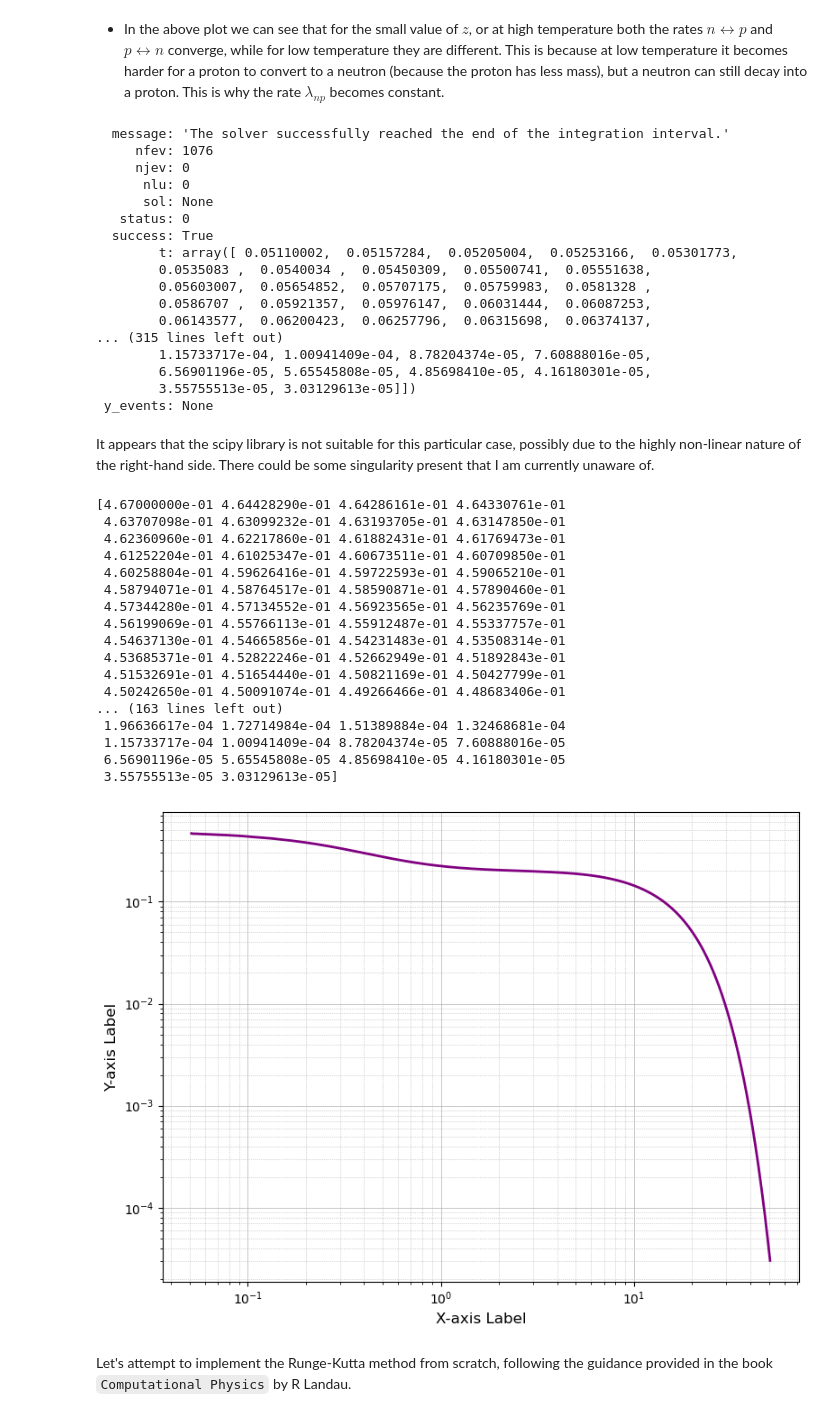
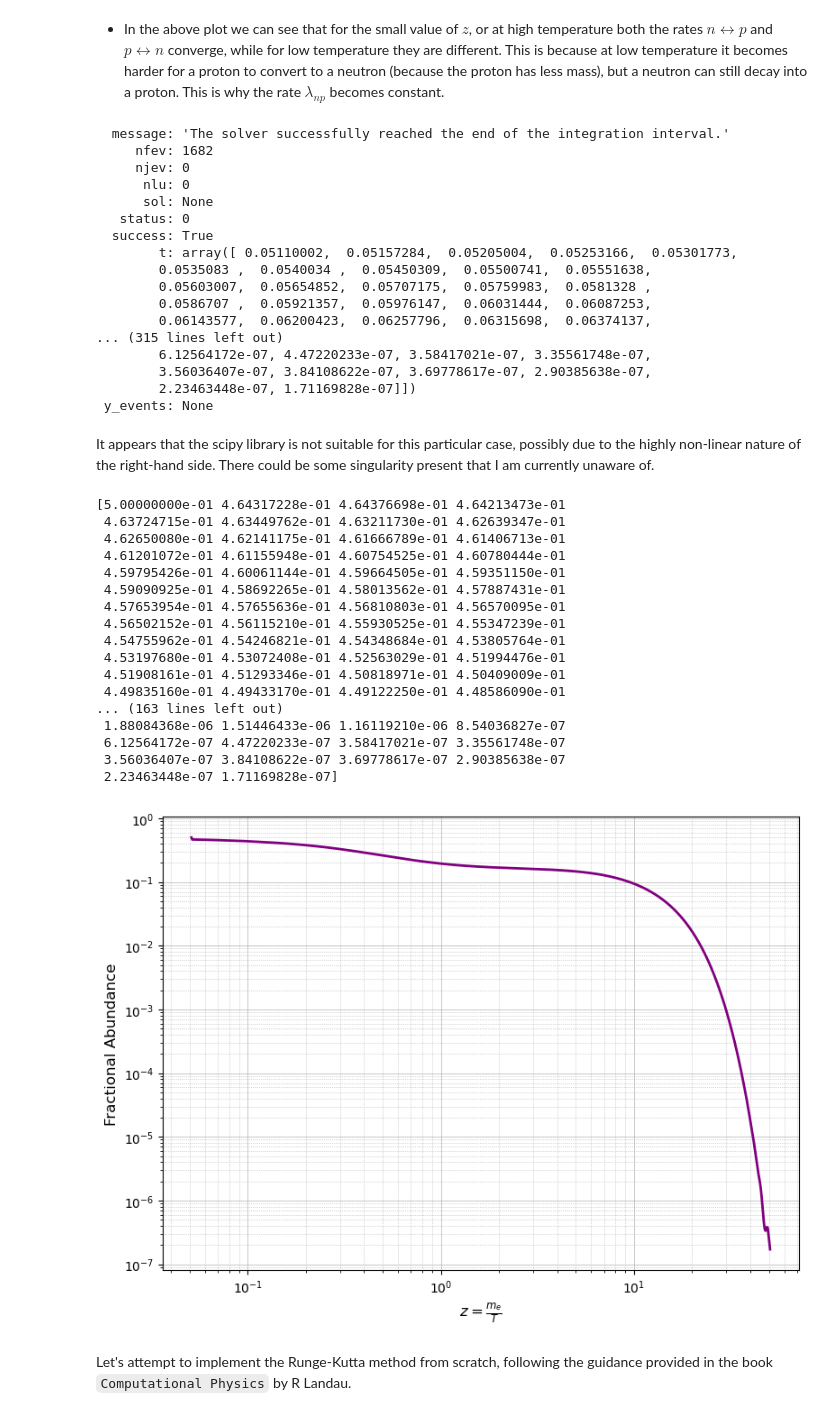
Before and after one commit to ashishxjha/BBN, a Jupyter notebook: Standard Model Thermodynamics.ipynb, the cells around one changed output. Cells and saved outputs as stored; diff of their text form; code cells hidden in the pictures.

Commit message:
np plot added

```diff
--- a/Standard Model Thermodynamics.ipynb
+++ b/Standard Model Thermodynamics.ipynb
@@ -495,7 +495,7 @@ plt.legend()
 # %%
 # defining f(z) that we have defined as dt/dz
 def f_right(z):
-    return cons2*(-(z**(2))*1/3*np.divide(g_der_ipol(z),f(z))+z)/(1.66*np.sqrt(g_star_ipol(z)))
+    return cons2*(-(z**(2))*1/3*np.divide(g_der_ipol(z),f(z))+z)/(np.sqrt(g_star_ipol(z)))
 
 #defining the differential equation
 def dxdz(z,x):
@@ -504,12 +504,12 @@ def dxdz(z,x):
 # %%
 t=np.linspace(min(znu),max(znu),100)
 # %%
-sol_xz=solve_ivp(dxdz,t_span=(min(znu),max(znu)),y0=[0.467],t_eval=znu)
+sol_xz=solve_ivp(dxdz,t_span=(min(znu),max(znu)),y0=[0.5],t_eval=znu)
 # %%
 sol_xz
 # %% [output]
   message: 'The solver successfully reached the end of the integration interval.'
-     nfev: 1076
+     nfev: 1682
      njev: 0
       nlu: 0
       sol: None
@@ -521,9 +521,9 @@ sol_xz
         0.0586707 ,  0.05921357,  0.05976147,  0.06031444,  0.06087253,
         0.06143577,  0.06200423,  0.06257796,  0.06315698,  0.06374137,
 ... (315 lines left out)
-        1.15733717e-04, 1.00941409e-04, 8.78204374e-05, 7.60888016e-05,
-        6.56901196e-05, 5.65545808e-05, 4.85698410e-05, 4.16180301e-05,
-        3.55755513e-05, 3.03129613e-05]])
+        6.12564172e-07, 4.47220233e-07, 3.58417021e-07, 3.35561748e-07,
+        3.56036407e-07, 3.84108622e-07, 3.69778617e-07, 2.90385638e-07,
+        2.23463448e-07, 1.71169828e-07]])
  y_events: None
 # %% [markdown]
 It appears that the scipy library is not suitable for this particular case, possibly due to the highly non-linear nature of the right-hand side. There could be some singularity present that I am currently unaware of.
@@ -531,44 +531,41 @@ It appears that the scipy library is not suitable for this particular case, poss
 x_znew=sol_xz.y[0]
 print(x_znew)
 # %% [output]
-[4.67000000e-01 4.64428290e-01 4.64286161e-01 4.64330761e-01
- 4.63707098e-01 4.63099232e-01 4.63193705e-01 4.63147850e-01
- 4.62360960e-01 4.62217860e-01 4.61882431e-01 4.61769473e-01
- 4.61252204e-01 4.61025347e-01 4.60673511e-01 4.60709850e-01
- 4.60258804e-01 4.59626416e-01 4.59722593e-01 4.59065210e-01
- 4.58794071e-01 4.58764517e-01 4.58590871e-01 4.57890460e-01
- 4.57344280e-01 4.57134552e-01 4.56923565e-01 4.56235769e-01
- 4.56199069e-01 4.55766113e-01 4.55912487e-01 4.55337757e-01
- 4.54637130e-01 4.54665856e-01 4.54231483e-01 4.53508314e-01
- 4.53685371e-01 4.52822246e-01 4.52662949e-01 4.51892843e-01
- 4.51532691e-01 4.51654440e-01 4.50821169e-01 4.50427799e-01
- 4.50242650e-01 4.50091074e-01 4.49266466e-01 4.48683406e-01
+[5.00000000e-01 4.64317228e-01 4.64376698e-01 4.64213473e-01
+ 4.63724715e-01 4.63449762e-01 4.63211730e-01 4.62639347e-01
+ 4.62650080e-01 4.62141175e-01 4.61666789e-01 4.61406713e-01
+ 4.61201072e-01 4.61155948e-01 4.60754525e-01 4.60780444e-01
+ 4.59795426e-01 4.60061144e-01 4.59664505e-01 4.59351150e-01
+ 4.59090925e-01 4.58692265e-01 4.58013562e-01 4.57887431e-01
+ 4.57653954e-01 4.57655636e-01 4.56810803e-01 4.56570095e-01
+ 4.56502152e-01 4.56115210e-01 4.55930525e-01 4.55347239e-01
+ 4.54755962e-01 4.54246821e-01 4.54348684e-01 4.53805764e-01
+ 4.53197680e-01 4.53072408e-01 4.52563029e-01 4.51994476e-01
+ 4.51908161e-01 4.51293346e-01 4.50818971e-01 4.50409009e-01
+ 4.49835160e-01 4.49433170e-01 4.49122250e-01 4.48586090e-01
 ... (163 lines left out)
- 1.96636617e-04 1.72714984e-04 1.51389884e-04 1.32468681e-04
- 1.15733717e-04 1.00941409e-04 8.78204374e-05 7.60888016e-05
- 6.56901196e-05 5.65545808e-05 4.85698410e-05 4.16180301e-05
- 3.55755513e-05 3.03129613e-05]
+ 1.88084368e-06 1.51446433e-06 1.16119210e-06 8.54036827e-07
+ 6.12564172e-07 4.47220233e-07 3.58417021e-07 3.35561748e-07
+ 3.56036407e-07 3.84108622e-07 3.69778617e-07 2.90385638e-07
+ 2.23463448e-07 1.71169828e-07]
 # %%
-
-
-
 fig, ax = plt.subplots(figsize=(8, 6))
 
 ax.plot(znu, x_znew, color='purple', linewidth=2)
 
 ax.set_yscale('log')
 ax.set_xscale('log')
 
-ax.set_xlabel('X-axis Label', fontsize=12)
-ax.set_ylabel('Y-axis Label', fontsize=12)
+ax.set_xlabel(r'$z=\frac{m_e}{T}$', fontsize=12)
+ax.set_ylabel('Fractional Abundance', fontsize=12)
 
 
 ax.grid(True, which='both', linestyle='-', linewidth=0.5)
 ax.grid(True, which='minor', linestyle=':', linewidth=0.5)
 
 plt.tight_layout()
 plt.show()
 # %% [output]
-[figure, old version]
+[figure, new version]
 # %% [markdown]
 Let's attempt to implement the Runge-Kutta method from scratch, following the guidance provided in the book `Computational Physics` by R Landau.
```
Also changed, not shown: parts of 3 cells of this notebook.
